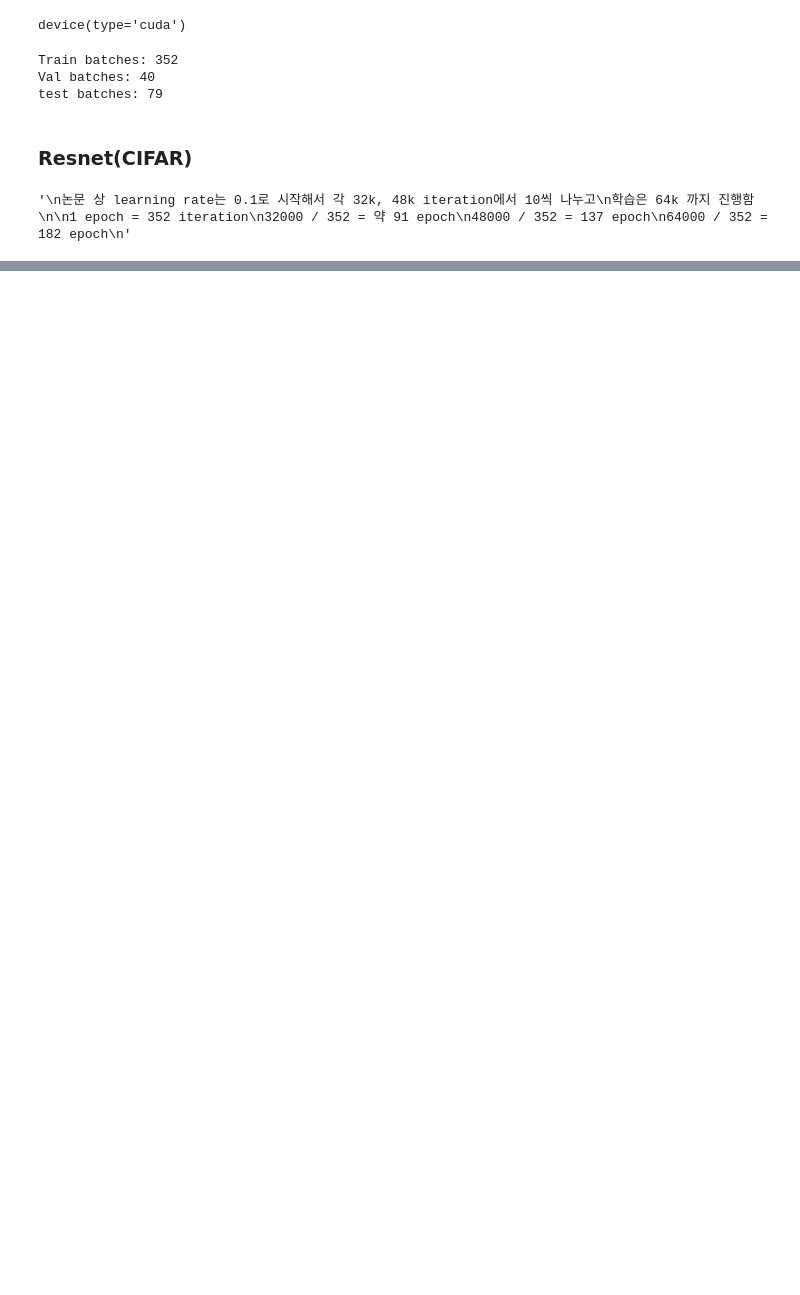
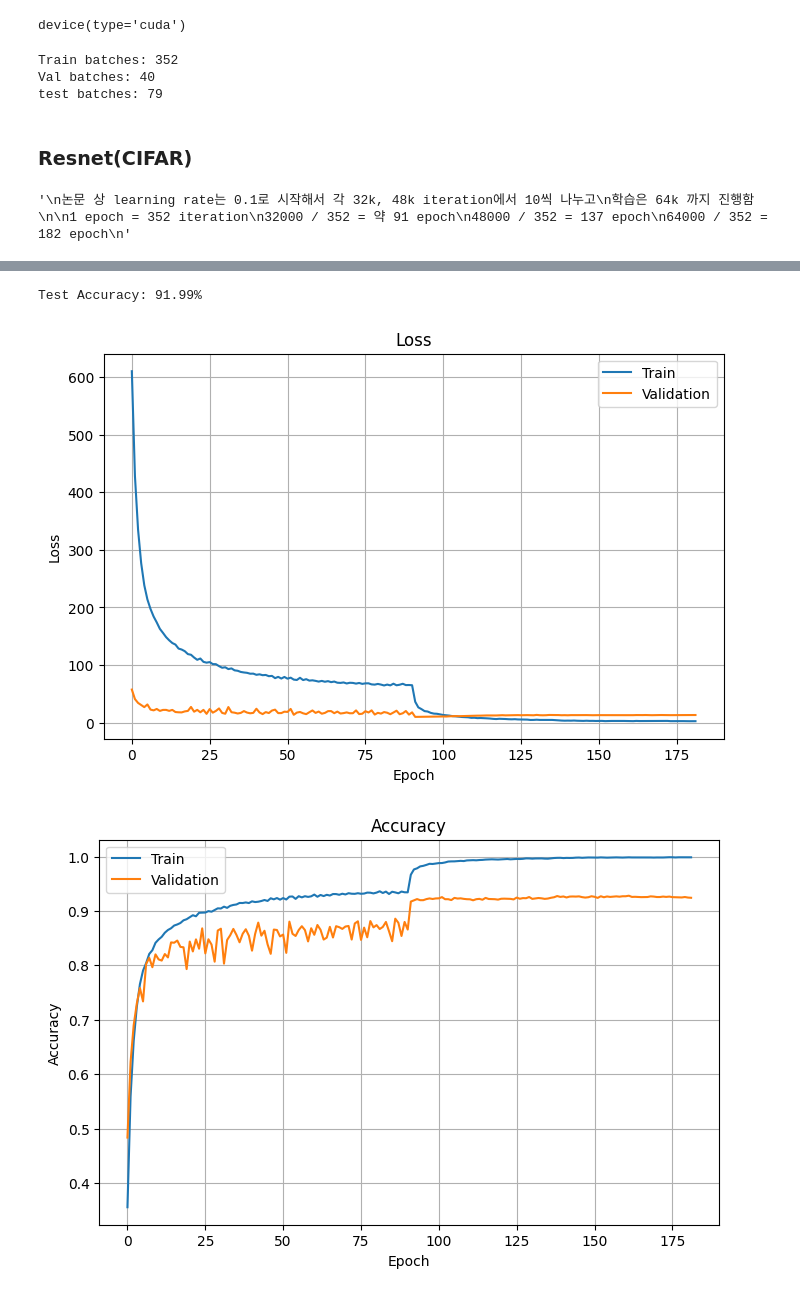
Before and after one commit to ek-9/DL_Study, a Jupyter notebook: paper/custom_resnet.ipynb, the cells around one changed output, grey strips where cells are left out. Drawn from its saved outputs; the diff is of its cells as text; code cells hidden in the pictures; blank space fills up the shorter version.

```diff
--- a/paper/custom_resnet.ipynb
+++ b/paper/custom_resnet.ipynb
@@ -232,6 +232,11 @@ scheduler = MultiStepLR(
 # %% [output]
 '\n논문 상 learning rate는 0.1로 시작해서 각 32k, 48k iteration에서 10씩 나누고\n학습은 64k 까지 진행함\n\n1 epoch = 352 iteration\n32000 / 352 = 약 91 epoch\n48000 / 352 = 137 epoch\n64000 / 352 = 182 epoch\n'
 # %%
+train_losses = []
+val_losses = []
+train_accs = []
+val_accs = []
+
 for epoch in range(182) :
     model.train()           # model train 모드로 설정
     running_loss = 0.0      # 한 epoch 내 Loss 합 저장
@@ -281,5 +286,11 @@ for epoch in range(182) :
         f"Acc: {val_acc*100:.2f}%"
     )
 
+
+    train_losses.append(running_loss)
+    train_accs.append(train_acc)
+    val_losses.append(val_loss)
+    val_accs.append(val_acc)
+
     scheduler.step()
 # %% [output]
@@ -302,0 +314,49 @@ Loss: 0.3224 Acc: 93.14%
+# %%
+model.eval()
+correct, total = 0, 0
+
+with torch.no_grad():
+
+    for imgs, labels in test_loader:
+        imgs, labels = imgs.to(device), labels.to(device)
+
+        outputs = model(imgs)
+        preds = outputs.argmax(dim=1)
+
+        correct += (preds == labels).sum().item()
+        total += labels.size(0)
+
+test_acc = correct / total
+
+print(f"Test Accuracy: {test_acc*100:.2f}%")
+# %% [output]
+Test Accuracy: 91.99%
+# %%
+import matplotlib.pyplot as plt
+
+# Loss 그래프
+
+plt.figure(figsize=(8, 5))
+plt.plot(train_losses, label="Train")
+plt.plot(val_losses, label="Validation")
+plt.title("Loss")
+plt.xlabel("Epoch")
+plt.ylabel("Loss")
+plt.legend()
+plt.grid(True)
+plt.show()
+
+# Accuracy 그래프
+
+plt.figure(figsize=(8, 5))
+plt.plot(train_accs, label="Train")
+plt.plot(val_accs, label="Validation")
+plt.title("Accuracy")
+plt.xlabel("Epoch")
+plt.ylabel("Accuracy")
+plt.legend()
+plt.grid(True)
+plt.show()
+# %% [output]
+[figure, added]
+[figure, added]
```
Also changed, not shown: parts of 1 cell of this notebook.
